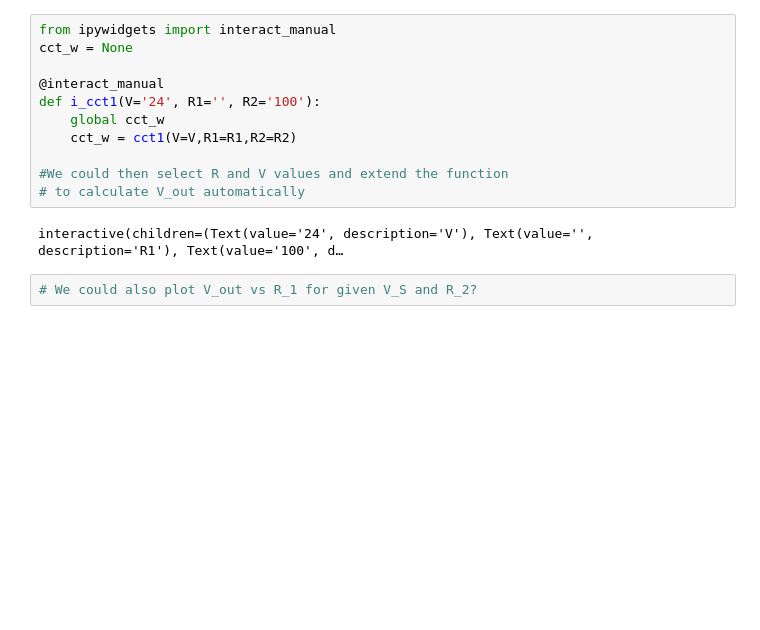
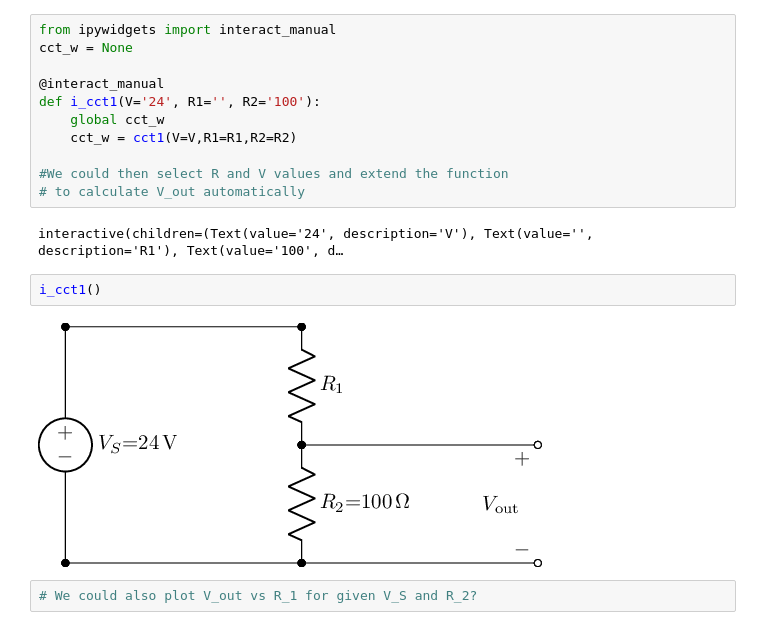
Before and after one commit to OpenComputingLab/SubjectMatterNotebooks, a Jupyter notebook: src/electronics/worked-example.ipynb, the cells around one changed output. Drawn from its saved outputs; the diff is of its cells as text; blank space fills up the shorter version.

```diff
--- a/src/electronics/worked-example.ipynb
+++ b/src/electronics/worked-example.ipynb
@@ -456,6 +460,10 @@ def i_cct1(V='24', R1='', R2='100'):
 # to calculate V_out automatically
 # %% [output]
 interactive(children=(Text(value='24', description='V'), Text(value='', description='R1'), Text(value='100', d…
+# %%
+i_cct1()
+# %% [output]
+[figure, added]
 # %%
 # We could also plot V_out vs R_1 for given V_S and R_2?
 # %%
```
Also changed, not shown: parts of 3 cells of this notebook, 53 other files.
